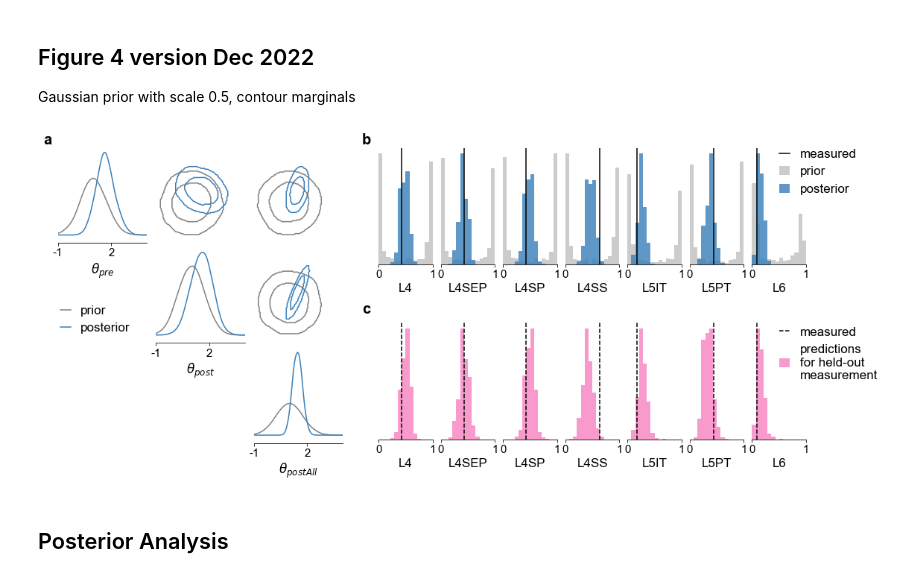
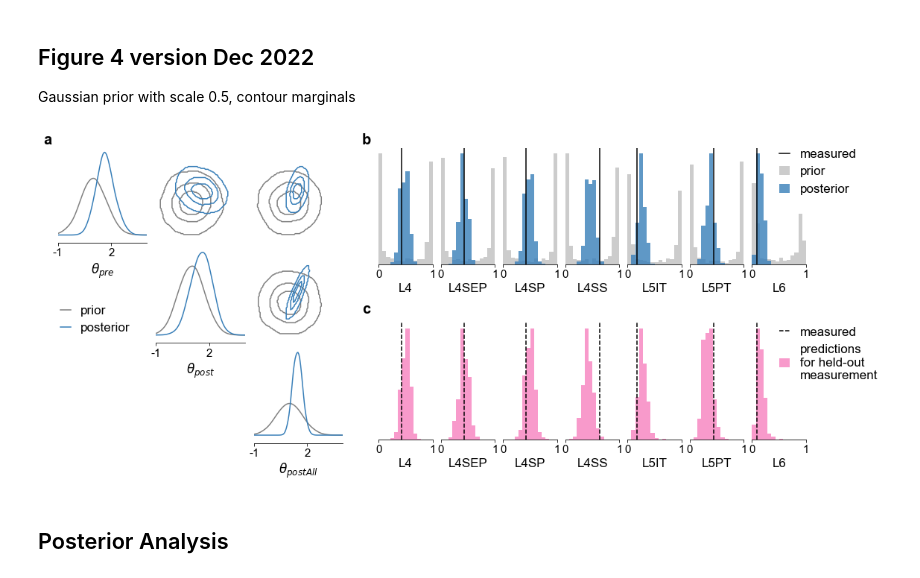
Before and after one commit to mackelab/sbi-for-connectomics, a Jupyter notebook: figures/fig3/figure3-sbi_with_measurements.ipynb, the cells around one changed output. Drawn from its saved outputs; the diff is of its cells as text; code cells hidden in the pictures.

Commit message:
update figures.

```diff
--- a/figures/fig3/figure3-sbi_with_measurements.ipynb
+++ b/figures/fig3/figure3-sbi_with_measurements.ipynb
@@ -101,7 +95,7 @@ ax1 = left_grid.subplots()  # Create all subplots for the inner
 # Posteriors
 posterior_opts = dict(upper="contour",
                       diag="kde",
-                      contour_offdiag=dict(levels=[0.68, 0.95]),
+                      contour_offdiag=dict(levels=[0.34, 0.68, 0.95]),
                       points_colors=["k"],
                       points_offdiag=dict(marker="+", markersize=7),
                       kde_offdiag=dict(bins=num_bins, bw_method=bw_method),
@@ -173,34 +167,34 @@ plt.legend(handlelength=handlelength,
 custom_marginal_plot(ax3, predicted_xos_per_dim, xo,
                      x_label="predictions\nfor held-out\nmeasurement",
                      points_label="measured",
                      labels=obs_labels,
                      num_bins=bins,
                      color=colors[3],
                      handlelength=handlelength,
                      bbox_to_anchor=(0.28, .67),
                      plot_legend=False,
                      points_line_style="--",
                     )
 
 plt.sca(ax3[-1])
 plt.legend(handlelength=handlelength,
            bbox_to_anchor=(0.3, .4),
            loc="lower left",
           );
 
 # Add Letters.
 weight = "bold"
 fontsize = 20
 y1 = 0.91
 y2 = 0.46
 
 x1 = 0.11
 x2 = 0.44
 fig.text(x1, y1, "a", fontsize=fontsize, fontweight=weight)
 fig.text(x2, y1, "b", fontsize=fontsize, fontweight=weight)
 fig.text(x2, y2, "c", fontsize=fontsize, fontweight=weight);
 # %% [output]
-[figure, old version]
+[figure, new version]
 # %% [markdown]
 ## Posterior Analysis
 # %%
```
Also changed, not shown: parts of 1 cell of this notebook, 3 other files.
